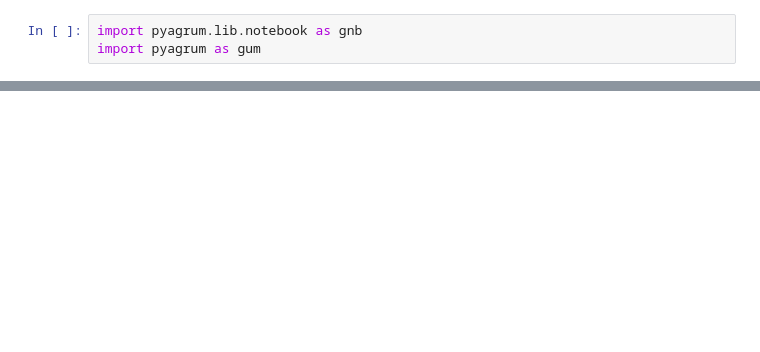
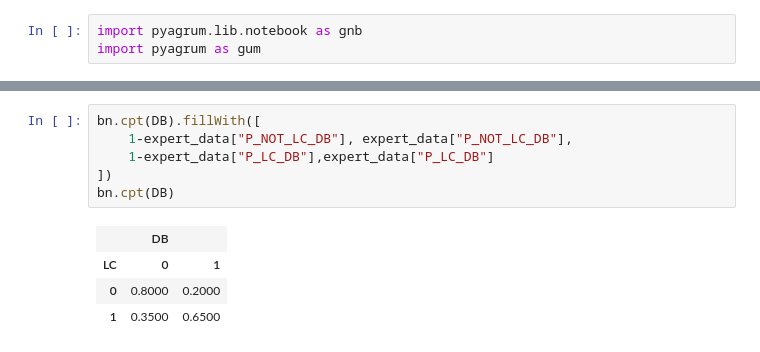
Before and after one commit to JustAlternate/simplified-bayesian-network-of-production-incident, a Jupyter notebook: numpy-working.ipynb, the cells around one changed output, grey strips where cells are left out. Cells and saved outputs as stored; diff of their text form; blank space fills up the shorter version.

```diff
--- a/numpy-working.ipynb
+++ b/numpy-working.ipynb
@@ -106,0 +163,11 @@ print(len(expert_data))
+# %%
+bn.cpt(DB).fillWith([
+    1-expert_data["P_NOT_LC_DB"], expert_data["P_NOT_LC_DB"],
+    1-expert_data["P_LC_DB"],expert_data["P_LC_DB"]
+])
+bn.cpt(DB)
+# %% [output]
+|  | DB |  |
+| LC | 0 | 1 |
+| 0 | 0.8000 | 0.2000 |
+| 1 | 0.3500 | 0.6500 |
```
Also changed, not shown: parts of 8 cells of this notebook.
